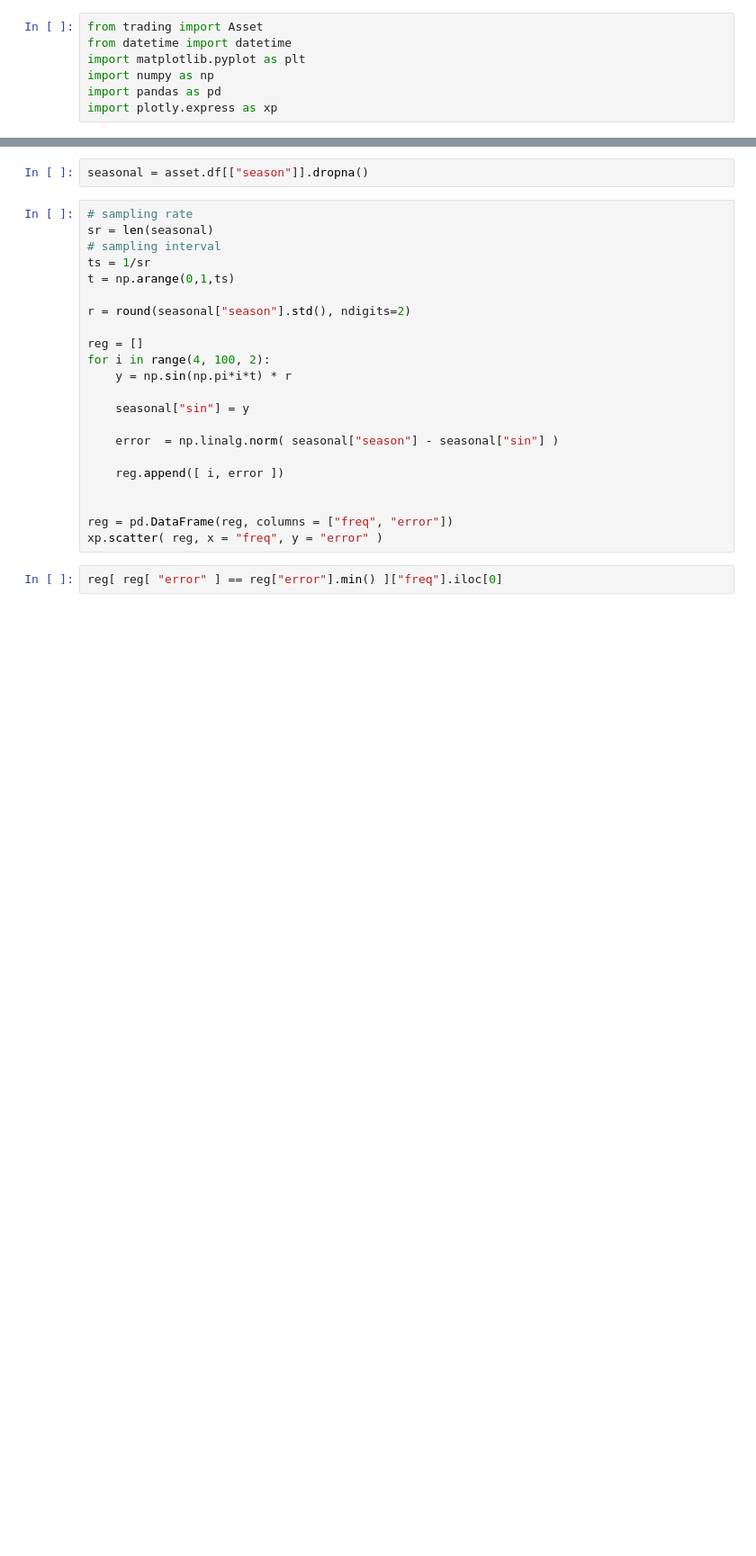
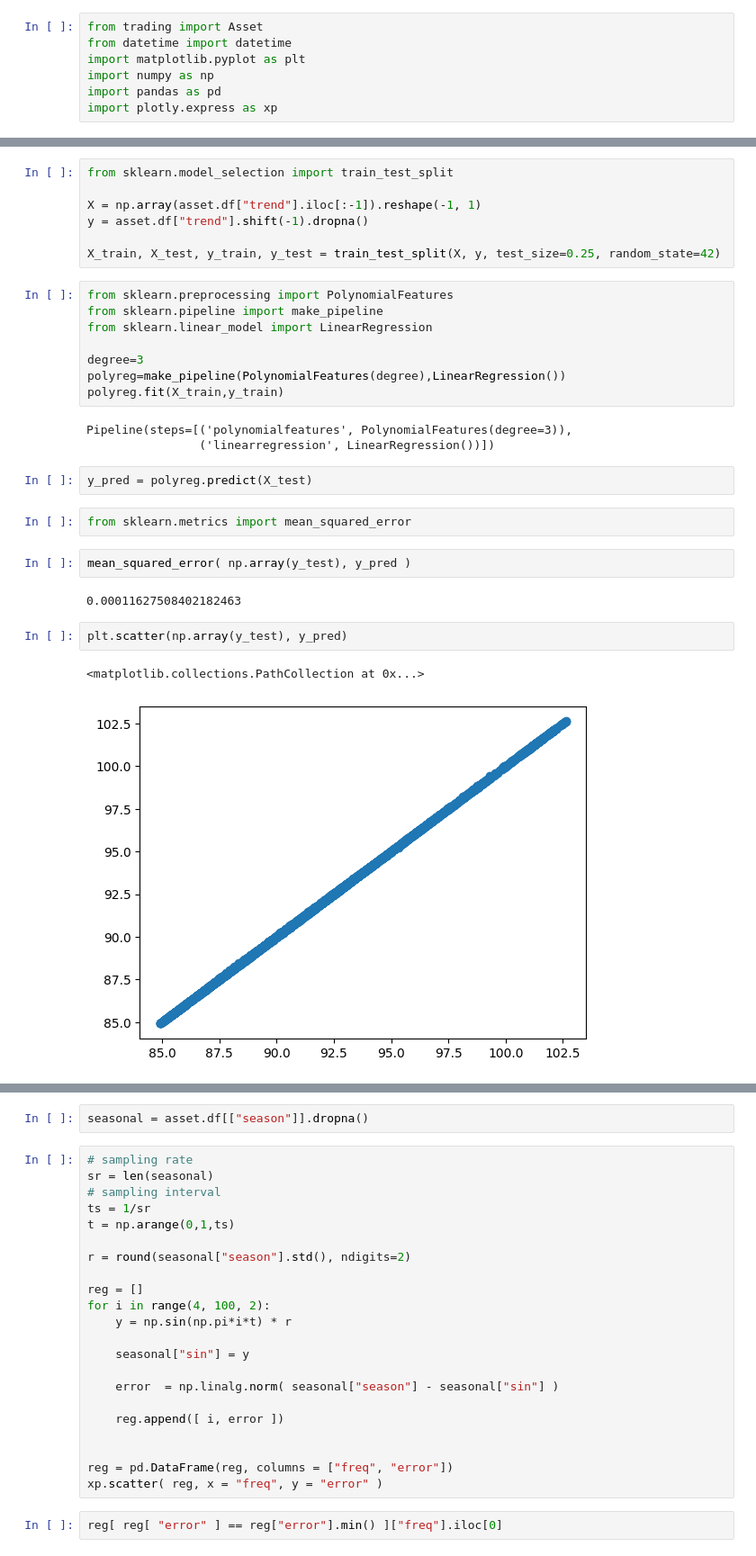
Before and after one commit to RamonHA/CrytosStudy, a Jupyter notebook: seasonality.ipynb, the cells around one changed output, grey strips where cells are left out. Shown: that part at 90% size. Saved outputs shown, nothing was run; the diff lists cells and outputs as text; blank space fills up the shorter version.

```diff
--- a/seasonality.ipynb
+++ b/seasonality.ipynb
@@ -40 +48,32 @@ asset.df["season_res"] = asset.df["trend_res"] - asset.df["season"]
+# %%
+from sklearn.model_selection import train_test_split
+
+X = np.array(asset.df["trend"].iloc[:-1]).reshape(-1, 1)
+y = asset.df["trend"].shift(-1).dropna()
+
+X_train, X_test, y_train, y_test = train_test_split(X, y, test_size=0.25, random_state=42)
+# %%
+from sklearn.preprocessing import PolynomialFeatures
+from sklearn.pipeline import make_pipeline
+from sklearn.linear_model import LinearRegression
+
+degree=3
+polyreg=make_pipeline(PolynomialFeatures(degree),LinearRegression())
+polyreg.fit(X_train,y_train)
+# %% [output]
+Pipeline(steps=[('polynomialfeatures', PolynomialFeatures(degree=3)),
+                ('linearregression', LinearRegression())])
+# %%
+y_pred = polyreg.predict(X_test)
+# %%
+from sklearn.metrics import mean_squared_error
+# %%
+mean_squared_error( np.array(y_test), y_pred )
+# %% [output]
+0.00011627508402182463
+# %%
+plt.scatter(np.array(y_test), y_pred)
+# %% [output]
+<matplotlib.collections.PathCollection at 0x...>
+[figure, added]
 # %%
```
Also changed, not shown: parts of 9 cells of this notebook, 1 other file.
